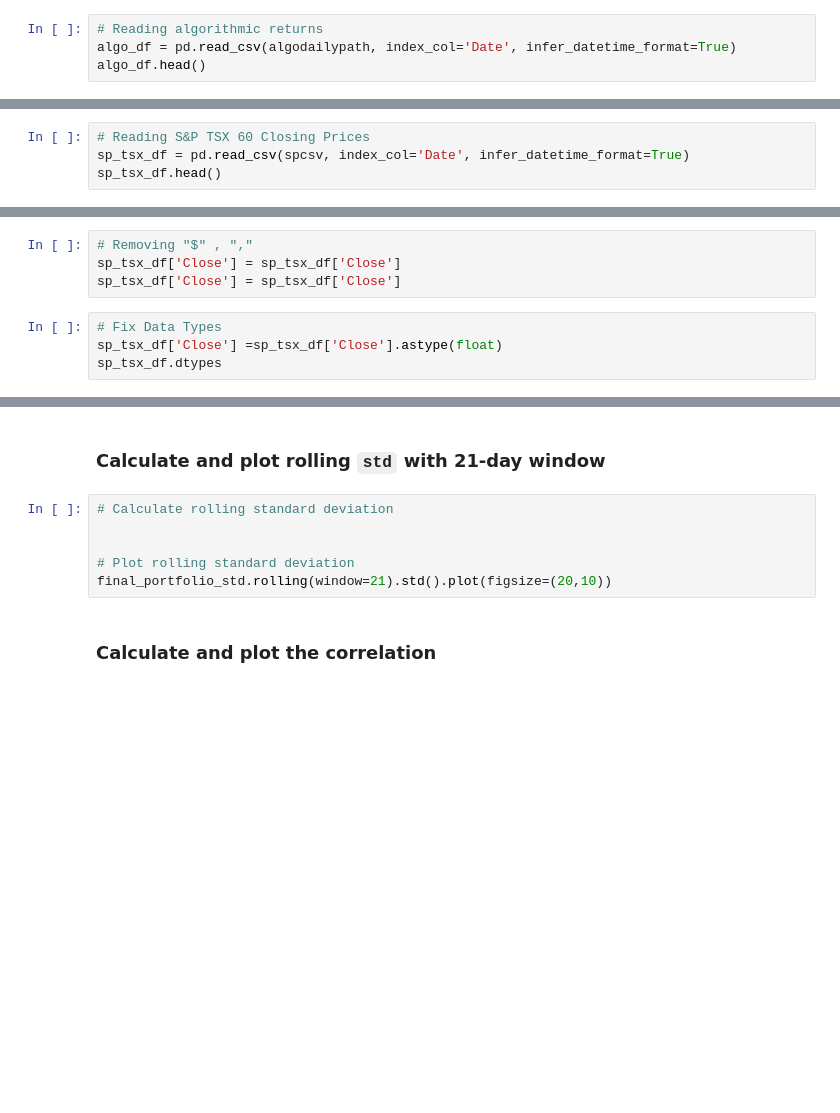
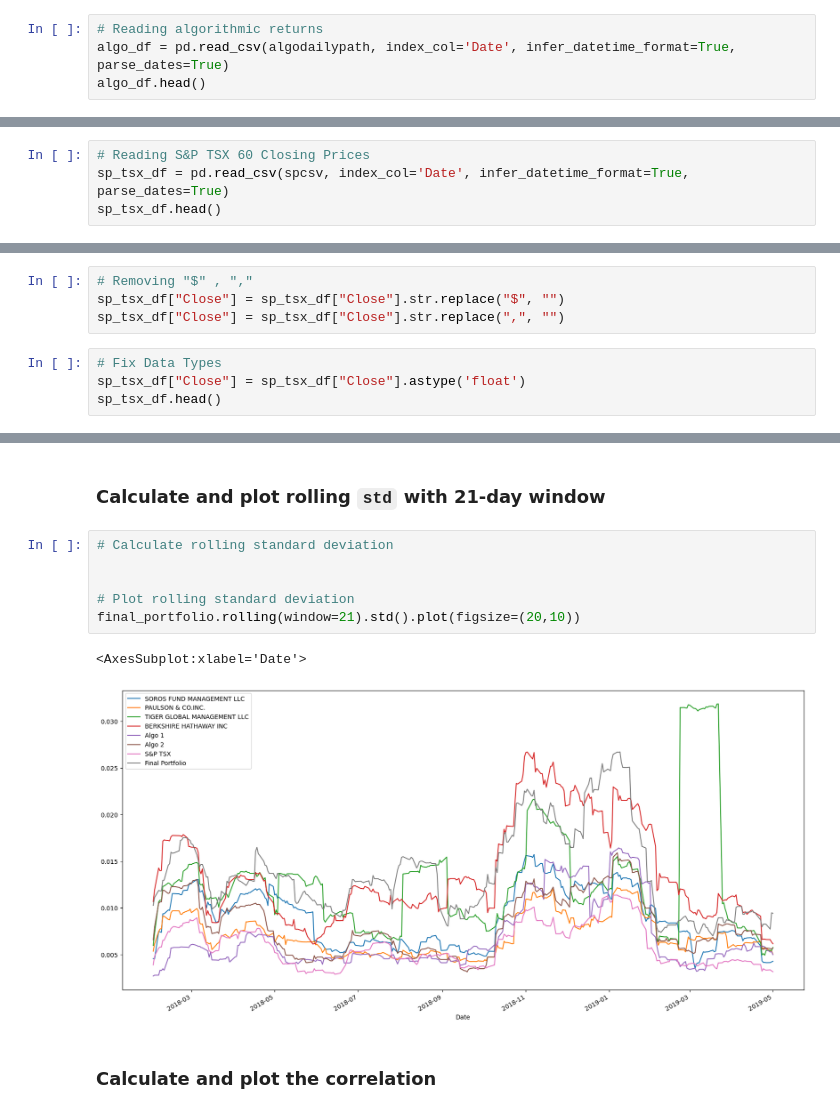
Before and after one commit to AceKingCapital/333, a Jupyter notebook: Starter_Code/whale_analysis.ipynb, the cells around one changed output, grey strips where cells are left out. Cells and saved outputs as stored; diff of their text form; blank space fills up the shorter version.

```diff
--- a/Starter_Code/whale_analysis.ipynb
+++ b/Starter_Code/whale_analysis.ipynb
@@ -58,5 +94,5 @@ Read the algorithmic daily returns and clean the data.
 algodailypath = Path("c:/Users/Aakshay Gautam/Desktop/Homework/Module4/Starter_Code/Resources/algo_returns.csv")
 # %%
 # Reading algorithmic returns
-algo_df = pd.read_csv(algodailypath, index_col='Date', infer_datetime_format=True)
+algo_df = pd.read_csv(algodailypath, index_col='Date', infer_datetime_format=True, parse_dates=True)
 algo_df.head()
@@ -83,5 +151,5 @@ Read the S&P TSX 60 historic closing prices and create a new daily returns DataF
 spcsv = Path("c:/Users/Aakshay Gautam/Desktop/Homework/Module4/Starter_Code/Resources/sp_tsx_history.csv")
 # %%
 # Reading S&P TSX 60 Closing Prices
-sp_tsx_df = pd.read_csv(spcsv, index_col='Date', infer_datetime_format=True)
+sp_tsx_df = pd.read_csv(spcsv, index_col='Date', infer_datetime_format=True, parse_dates=True)
 sp_tsx_df.head()
@@ -91,8 +170,8 @@ sp_tsx_df.dtypes
 # %%
 # Removing "$" , ","
-sp_tsx_df['Close'] = sp_tsx_df['Close']
-sp_tsx_df['Close'] = sp_tsx_df['Close']
+sp_tsx_df["Close"] = sp_tsx_df["Close"].str.replace("$", "")
+sp_tsx_df["Close"] = sp_tsx_df["Close"].str.replace(",", "")
 # %%
 # Fix Data Types
-sp_tsx_df['Close'] =sp_tsx_df['Close'].astype(float)
-sp_tsx_df.dtypes
+sp_tsx_df["Close"] = sp_tsx_df["Close"].astype('float')
+sp_tsx_df.head()
@@ -351,9 +677,12 @@ print(f"Annualized Standard Deviation: \n{final_portfolio_std} ")
 # %%
 # Calculate rolling standard deviation
 
 
 # Plot rolling standard deviation
-final_portfolio_std.rolling(window=21).std().plot(figsize=(20,10))
+final_portfolio.rolling(window=21).std().plot(figsize=(20,10))
+# %% [output]
+<AxesSubplot:xlabel='Date'>
+[figure, added]
 # %% [markdown]
 ### Calculate and plot the correlation
 # %%
```
Also changed, not shown: parts of 53 cells of this notebook.
